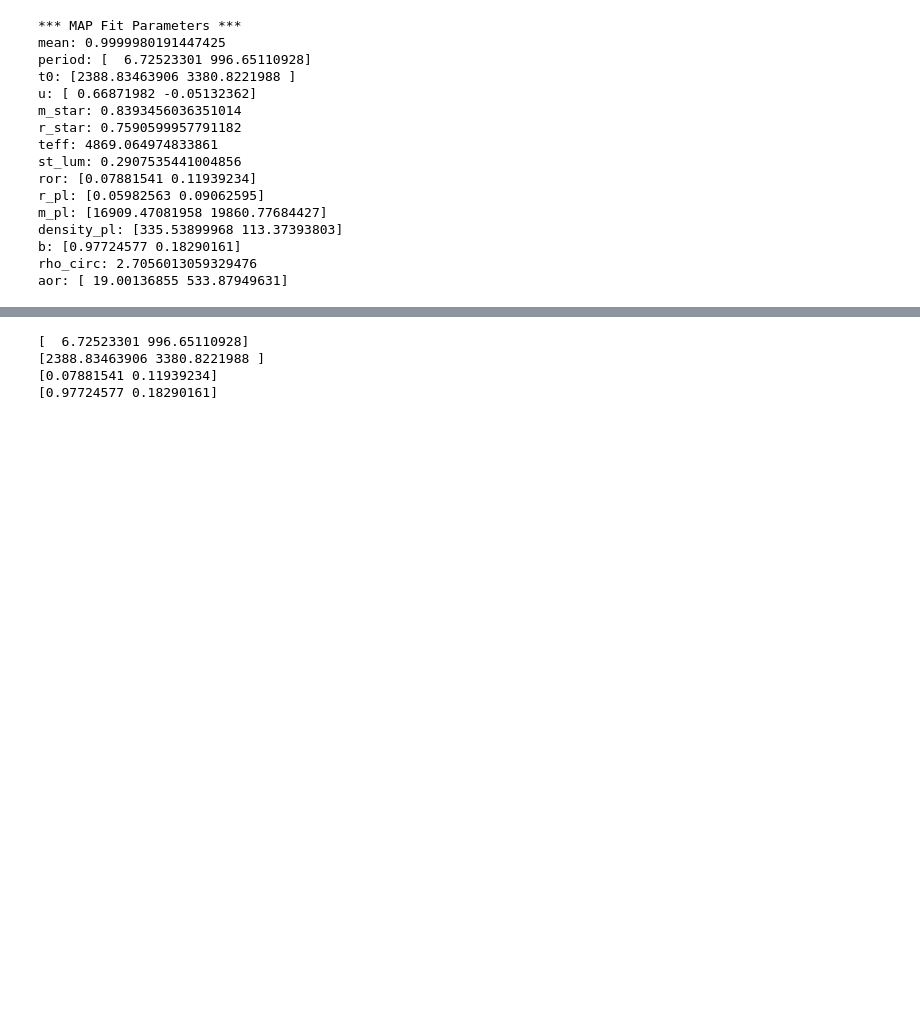
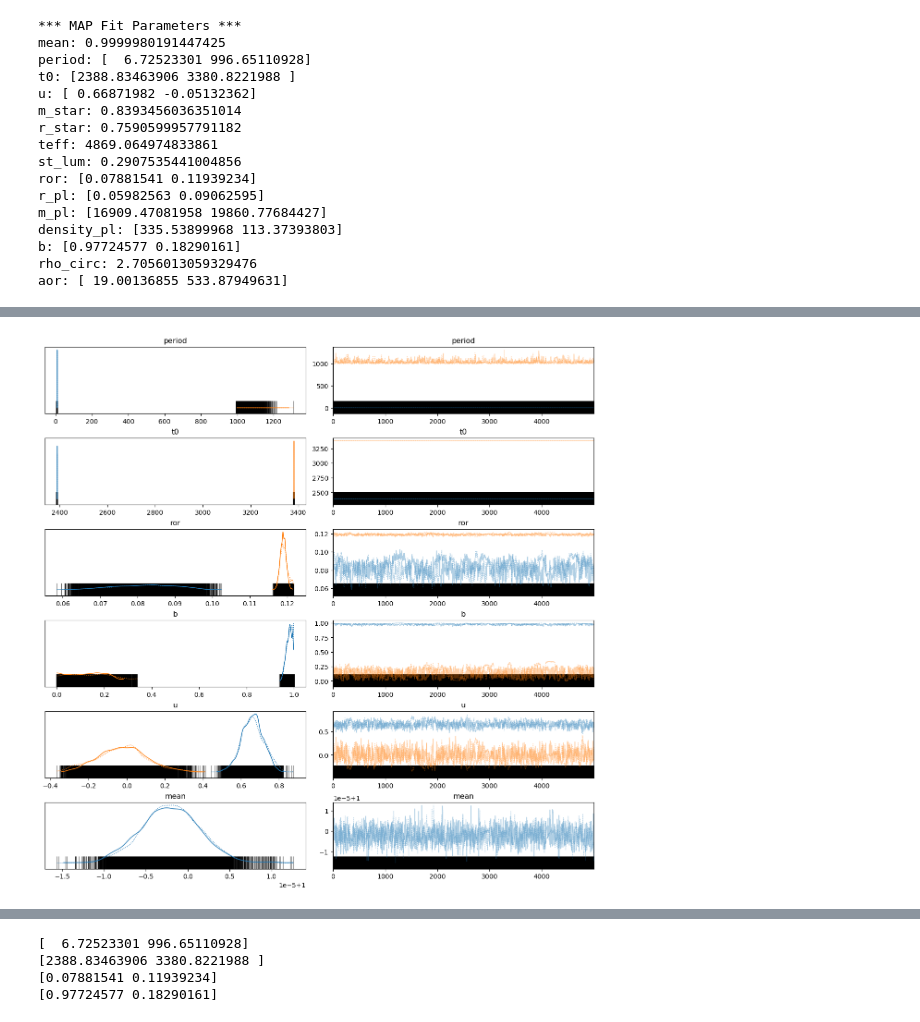
Before and after one commit to angelis21/epic-exo, a Jupyter notebook: fitting_a_detrended_lightcurve.ipynb, the cells around one changed output, grey strips where cells are left out. Drawn from its saved outputs; the diff is of its cells as text; code cells hidden in the pictures; blank space fills up the shorter version.

```diff
--- a/fitting_a_detrended_lightcurve.ipynb
+++ b/fitting_a_detrended_lightcurve.ipynb
@@ -249 +253,5 @@ az.summary(trace, var_names=["period", "t0", "ror", "b", "u", "mean"])
+# %%
+_ = az.plot_trace(trace, var_names=["period", "t0", "ror", "b", "u", "mean"])
+# %% [output]
+[figure, added]
 # %%
```
Also changed, not shown: parts of 6 cells of this notebook.
